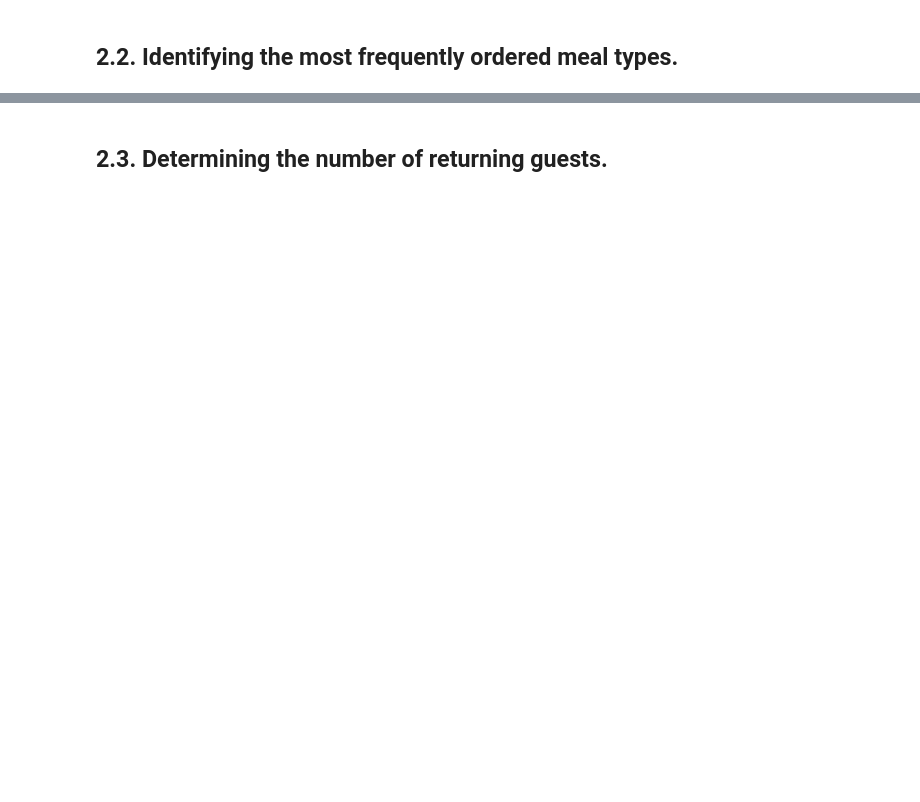
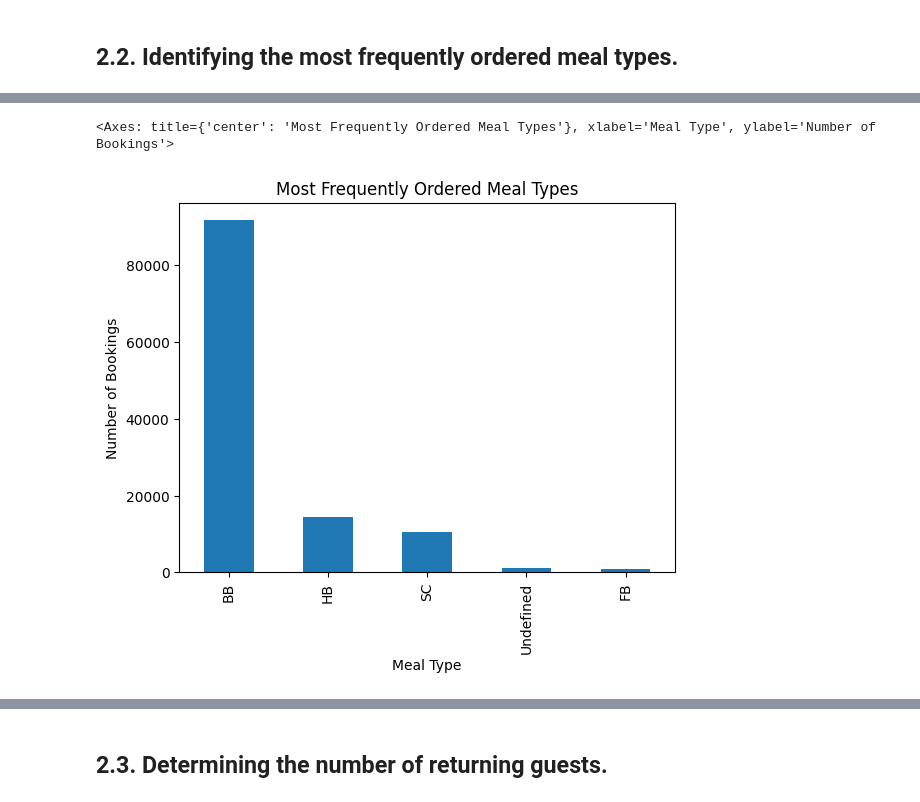
Before and after one commit to mydevfair/data-driven-ai, a Jupyter notebook: Coursework1_template.ipynb, the cells around one changed output, grey strips where cells are left out. Cells and saved outputs as stored; diff of their text form; code cells hidden in the pictures; blank space fills up the shorter version.

```diff
--- a/Coursework1_template.ipynb
+++ b/Coursework1_template.ipynb
@@ -302,0 +425,9 @@ the practical sessions, such as:
+# %%
+# Bar chart
+meal_counts.plot(kind='bar',
+                 title='Most Frequently Ordered Meal Types',
+                 xlabel='Meal Type',
+                 ylabel='Number of Bookings')
+# %% [output]
+<Axes: title={'center': 'Most Frequently Ordered Meal Types'}, xlabel='Meal Type', ylabel='Number of Bookings'>
+[figure, added]
```
Also changed, not shown: parts of 21 cells of this notebook.
